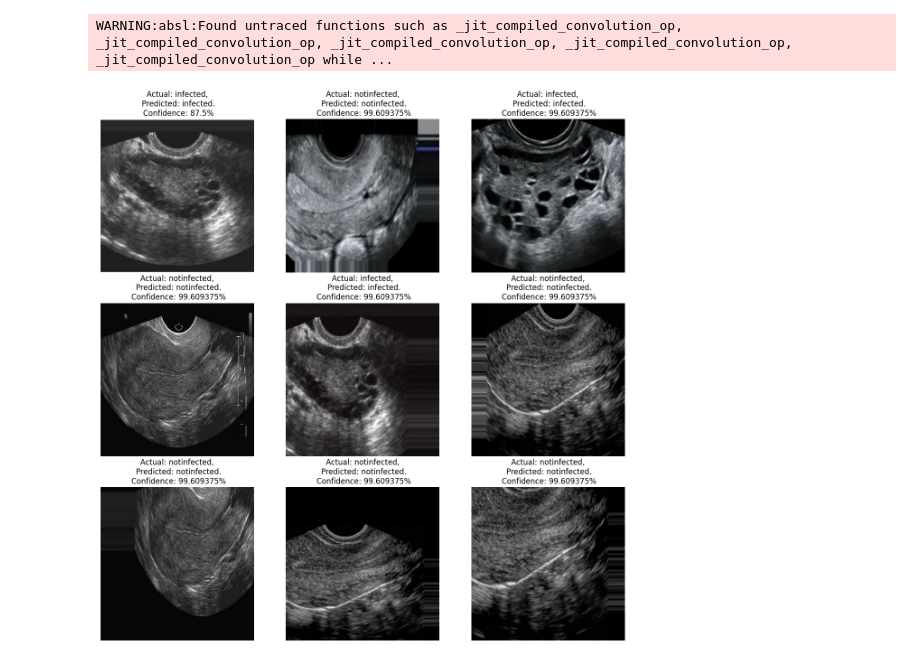
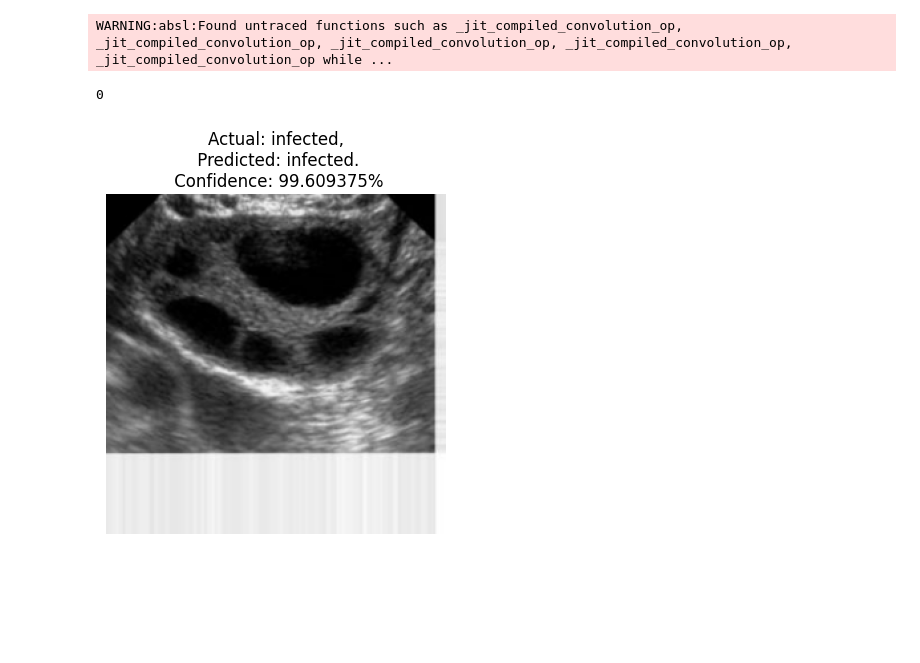
Before and after one commit to jacob-george-git/PCOS_Detection, a Jupyter notebook: Detect_Pcos.ipynb, the cells around one changed output. Cells and saved outputs as stored; diff of their text form; code cells hidden in the pictures; blank space fills up the shorter version.

```diff
--- a/Detect_Pcos.ipynb
+++ b/Detect_Pcos.ipynb
@@ -443,26 +428,29 @@ WARNING:absl:Found untraced functions such as _jit_compiled_convolution_op, _jit
 # %%
 #testing the tflite model
 input_index = interpreter.get_input_details()[0]["index"]
 output_index = interpreter.get_output_details()[0]["index"]
 
 plt.figure(figsize=(15, 15))
 for images, labels in test_dataset.take(1):
-    for i in range(9):
+    for i in range(1):
         ax = plt.subplot(3, 3, i + 1)
         plt.imshow(images[i].numpy().astype("uint8"))
 
         actual_class = class_names[labels[i]]
 
         test_image = np.expand_dims(images[i], axis=0).astype(np.float32)
         interpreter.set_tensor(input_index, test_image)
         interpreter.invoke()
         output = interpreter.tensor(output_index)
+
         digit = np.argmax(output()[0])
+        print(digit)
 
         predicted_class = class_names[digit]
         confidence = np.max(output()[0])*100
 
         plt.title(f"Actual: {actual_class},\n Predicted: {predicted_class}.\n Confidence: {confidence}%")
         plt.axis("off")
 # %% [output]
+0
-[figure, old version]
+[figure, new version]
```
Also changed, not shown: parts of 14 cells of this notebook.
